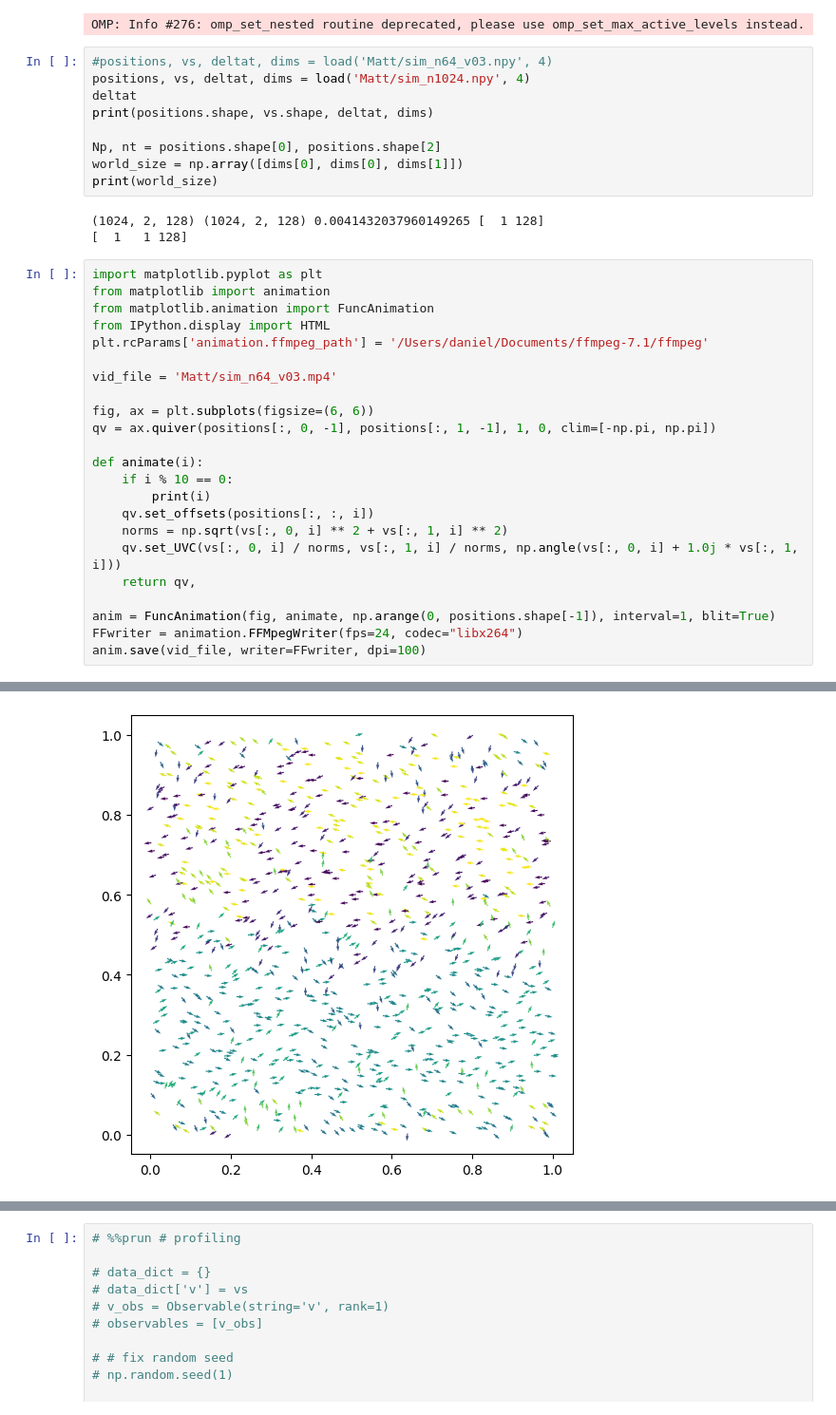
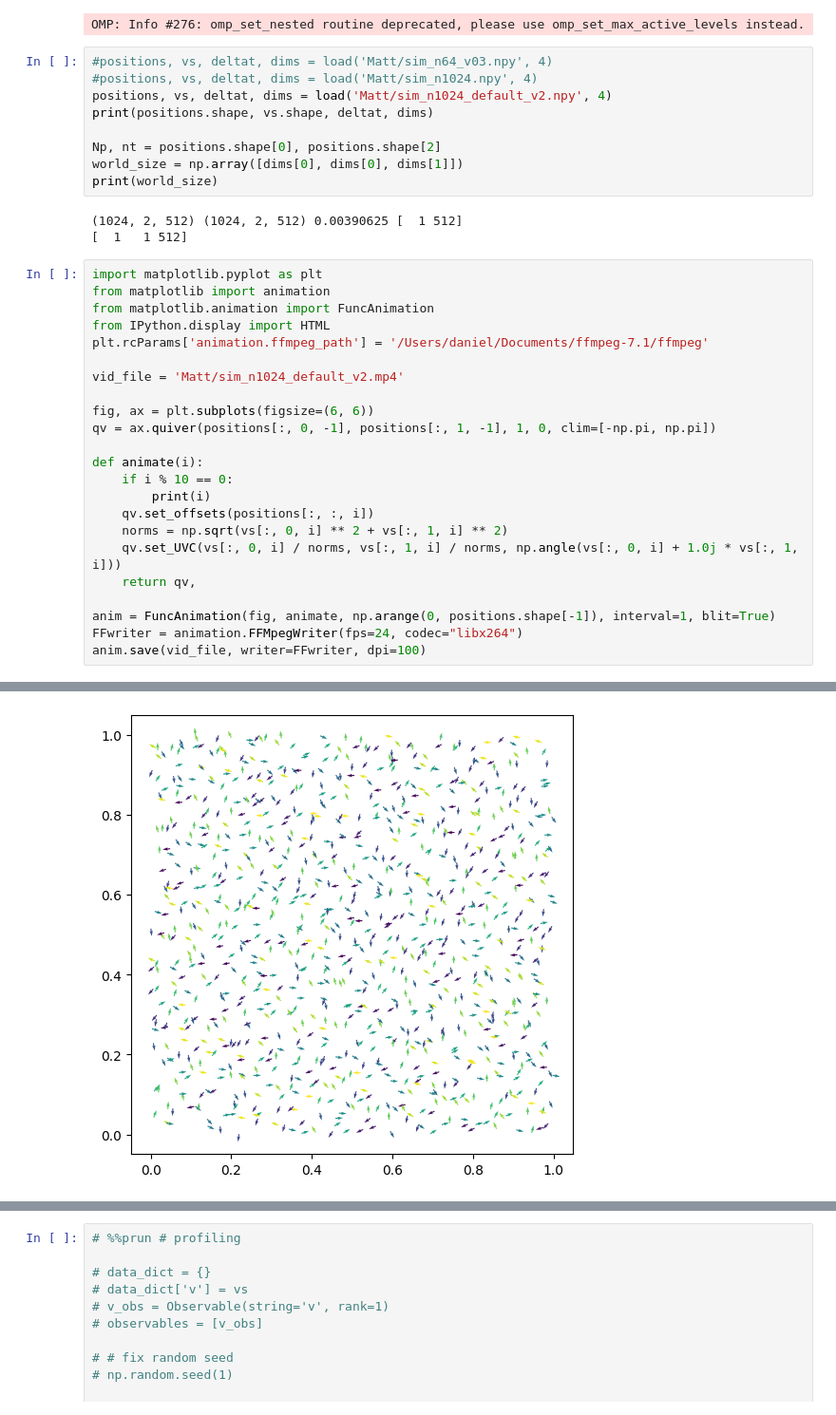
Before and after one commit to sibirica/PySPIDER, a Jupyter notebook: discrete/gaussian_potential_test.ipynb, the cells around one changed output, grey strips where cells are left out. Shown at 95% size. Cells and saved outputs as stored; diff of their text form.

```diff
--- a/discrete/gaussian_potential_test.ipynb
+++ b/discrete/gaussian_potential_test.ipynb
@@ -13,16 +13,16 @@ from process_library_terms import *
 OMP: Info #276: omp_set_nested routine deprecated, please use omp_set_max_active_levels instead.
 # %%
 #positions, vs, deltat, dims = load('Matt/sim_n64_v03.npy', 4)
-positions, vs, deltat, dims = load('Matt/sim_n1024.npy', 4)
-deltat
+#positions, vs, deltat, dims = load('Matt/sim_n1024.npy', 4)
+positions, vs, deltat, dims = load('Matt/sim_n1024_default_v2.npy', 4)
 print(positions.shape, vs.shape, deltat, dims)
 
 Np, nt = positions.shape[0], positions.shape[2]
 world_size = np.array([dims[0], dims[0], dims[1]])
 print(world_size)
 # %% [output]
-(1024, 2, 128) (1024, 2, 128) 0.0041432037960149265 [  1 128]
-[  1   1 128]
+(1024, 2, 512) (1024, 2, 512) 0.00390625 [  1 512]
+[  1   1 512]
 # %%
 import matplotlib.pyplot as plt
 from matplotlib import animation
@@ -30,7 +30,7 @@ from matplotlib.animation import FuncAnimation
 from IPython.display import HTML
 plt.rcParams['animation.ffmpeg_path'] = '/Users/daniel/Documents/ffmpeg-7.1/ffmpeg'
 
-vid_file = 'Matt/sim_n64_v03.mp4'
+vid_file = 'Matt/sim_n1024_default_v2.mp4'
 
 fig, ax = plt.subplots(figsize=(6, 6))
 qv = ax.quiver(positions[:, 0, -1], positions[:, 1, -1], 1, 0, clim=[-np.pi, np.pi])
@@ -66,4 +67,4 @@ anim.save(vid_file, writer=FFwriter, dpi=100)
-[figure, old version]
+[figure, new version]
 # %%
 %%prun # profiling
 
```
Also changed, not shown: parts of 9 cells of this notebook, 4 other files.
